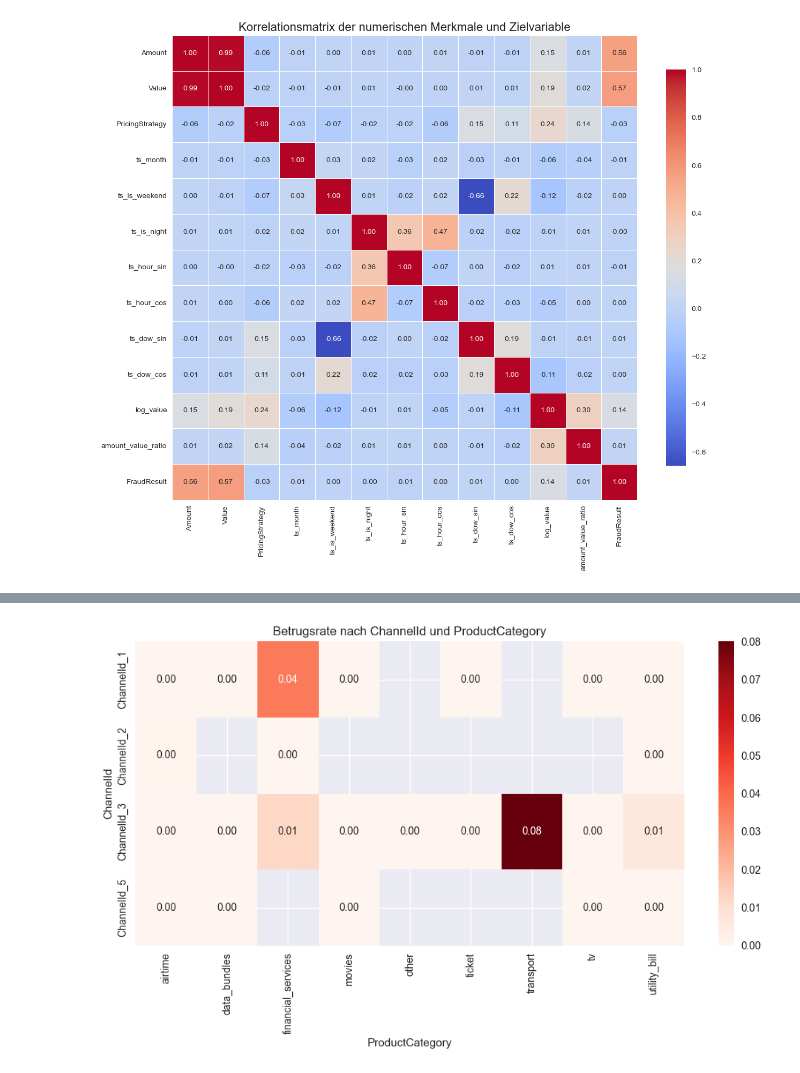
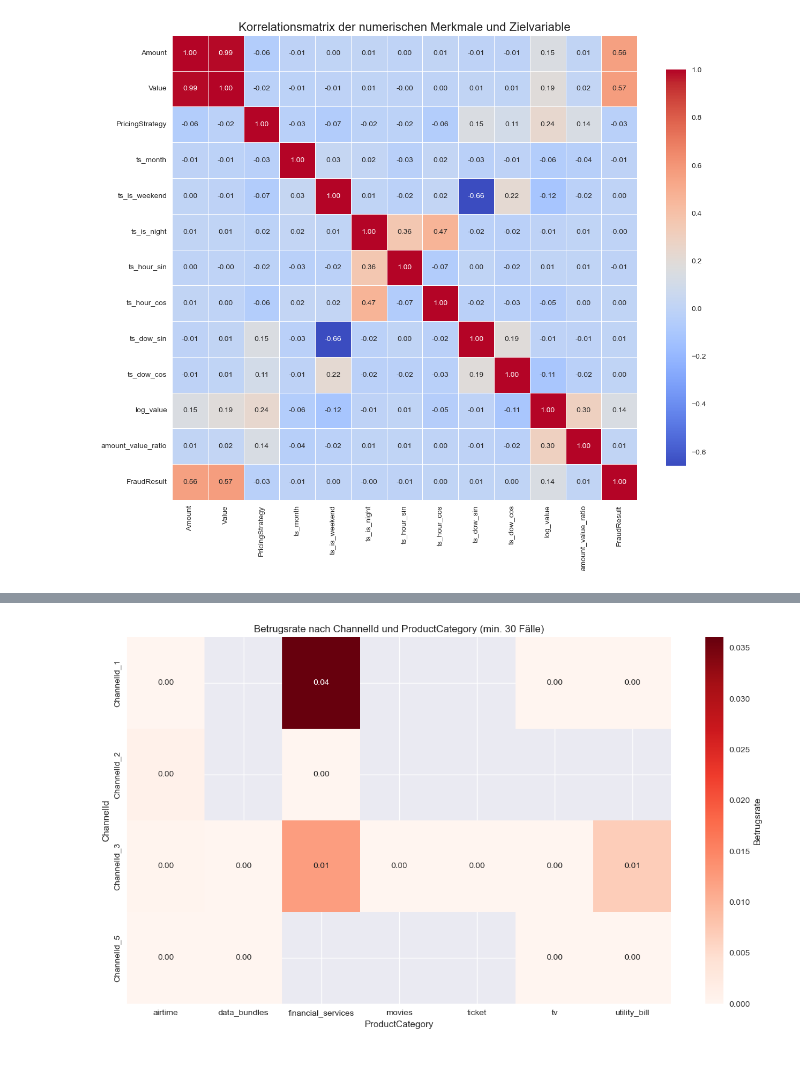
Before and after one commit to Bernardtouck/KI-Fraud-Detection, a Jupyter notebook: notebooks/03_eda.ipynb, the cells around one changed output, grey strips where cells are left out. Drawn from its saved outputs; the diff is of its cells as text; code cells hidden in the pictures.

Commit message:
refactor(EDA): interaction analysis with statistical filtering and top-category selection

```diff
--- a/notebooks/03_eda.ipynb
+++ b/notebooks/03_eda.ipynb
@@ -259,36 +271,97 @@ In diesem Abschnitt werden Interaktionen zwischen Variablen untersucht, um Muste
 # %%
-import pandas as pd
-import matplotlib.pyplot as plt
-import seaborn as sns
 
-plt.style.use('seaborn-v0_8')
-sns.set_palette('Set2')
+# PARAMETER
+MIN_OBS = 30          # Mindestanzahl Beobachtungen pro Kombination
+TOP_N = 10            # Anzahl Top-Kategorien für Visualisierung
 
 kategoriale_spalten = ['ProductCategory', 'ChannelId', 'ProviderId']
+kombinationen = [
+    ('ChannelId', 'ProductCategory'),
+    ('ProviderId', 'ProductCategory')
+]
 
-kombinationen = [('ChannelId', 'ProductCategory'), ('ProviderId', 'ProductCategory')]
+numerische_spalten = ['Amount', 'Value', 'log_value']
+
+# INTERAKTIONSANALYSE – BETRUGSRATE (HEATMAPS)
 
 for combo in kombinationen:
-    fraud_combo = df.groupby(list(combo))['FraudResult'].mean().unstack()
 
-    plt.figure(figsize=(10,6))
-    sns.heatmap(fraud_combo, annot=True, fmt=".2f", cmap="Reds")
-    plt.title(f"Betrugsrate nach {combo[0]} und {combo[1]}")
+    # Gruppierung: Berechnung von Betrugsrate und Fallzahl
+    grouped = df.groupby(list(combo))[TARGET].agg(
+        fraud_rate='mean',
+        count='count'
+    ).reset_index()
+
+    # Filterung kleiner Stichproben
+    grouped = grouped[grouped['count'] >= MIN_OBS]
+
+    if grouped.empty:
+        print(f"Keine ausreichenden Daten für Kombination {combo}")
+        continue
+
+    # Pivot-Tabelle für Heatmap
+    fraud_pivot = grouped.pivot(
+        index=combo[0],
+        columns=combo[1],
+        values='fraud_rate'
+    )
+
+    count_pivot = grouped.pivot(
+        index=combo[0],
+        columns=combo[1],
+        values='count'
+    )
+
+    # Sortierung nach durchschnittlicher Betrugsrate
+    fraud_pivot = fraud_pivot.sort_index()
+
+    plt.figure(figsize=(12, 7))
+    sns.heatmap(
+        fraud_pivot,
+        annot=True,
+        fmt=".2f",
+        cmap="Reds",
+        cbar_kws={'label': 'Betrugsrate'}
+    )
+
+    plt.title(f"Betrugsrate nach {combo[0]} und {combo[1]} (min. {MIN_OBS} Fälle)")
     plt.ylabel(combo[0])
     plt.xlabel(combo[1])
     plt.tight_layout()
     plt.show()
 
 
-numerische_spalten = ['Amount', 'Value', 'log_value', 'amount_value_ratio']
+# NUMERISCHE VARIABLEN × KATEGORIEN × BETRUG
+
 
 for num_col in numerische_spalten:
     for cat_col in kategoriale_spalten:
-        plt.figure(figsize=(10,6))
-        sns.boxplot(x=cat_col, y=num_col, hue='FraudResult', data=df, palette='Set2')
+
+        # Auswahl der Top-Kategorien nach Häufigkeit
+        top_categories = (
+            df[cat_col]
+            .value_counts()
+            .head(TOP_N)
+            .index
+        )
+
+        filtered_df = df[df[cat_col].isin(top_categories)]
+
+        plt.figure(figsize=(12, 6))
+
+        sns.boxplot(
+            x=cat_col,
+            y=num_col,
+            hue=TARGET,
+            data=filtered_df
+        )
+
         plt.xticks(rotation=45)
-        plt.title(f"Verteilung von {num_col} nach {cat_col} und Betrug")
+        plt.title(
+            f"Verteilung von {num_col} nach {cat_col} "
+            f"(Top {TOP_N}) und Betrugsstatus"
+        )
         plt.tight_layout()
         plt.show()
 # %% [output]
-[figure, old version]
+[figure, new version]
```
Also changed, not shown: parts of 2 cells of this notebook.
